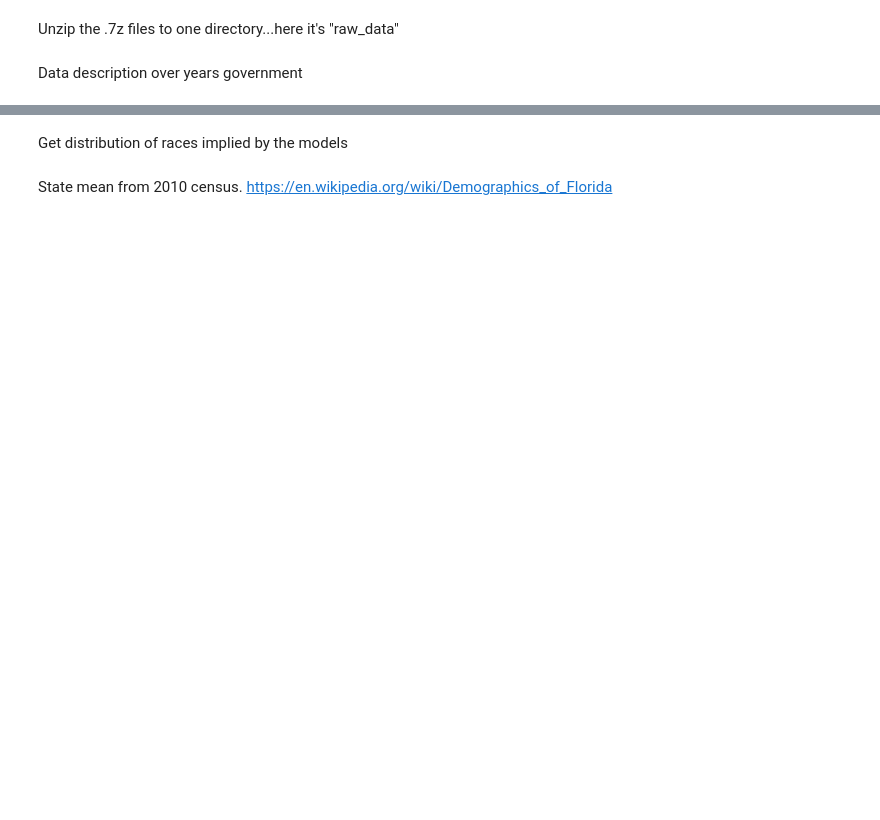
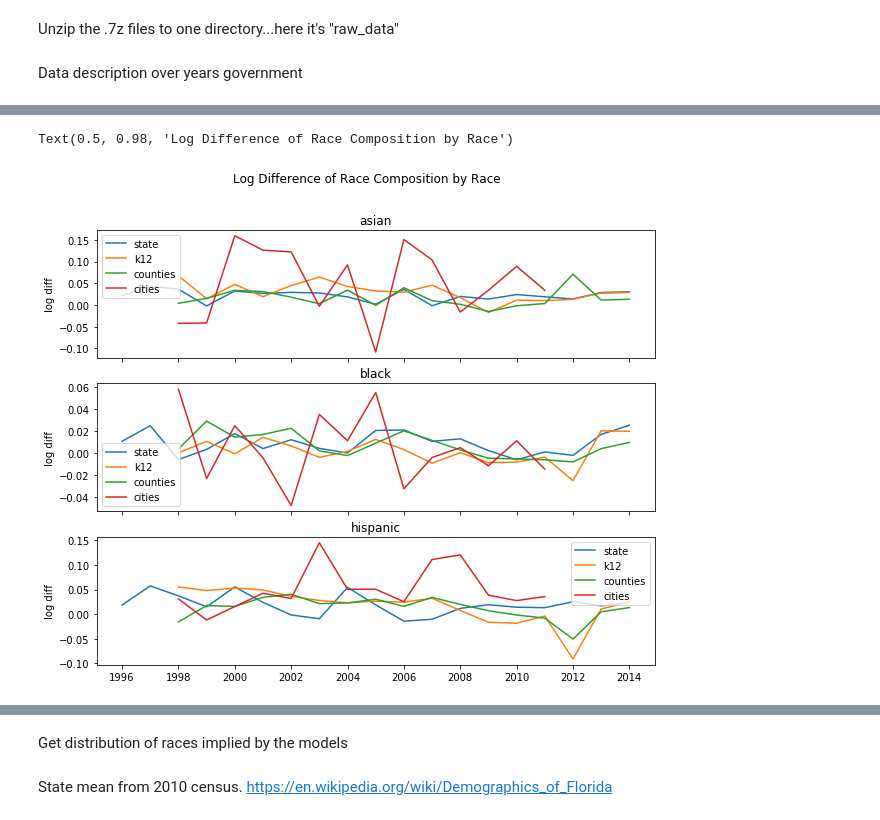
Before and after one commit to soodoku/public_employee_diversity, a Jupyter notebook: notebook/race_impute2.ipynb, the cells around one changed output, grey strips where cells are left out. Drawn from its saved outputs; the diff is of its cells as text; code cells hidden in the pictures; blank space fills up the shorter version.

```diff
--- a/notebook/race_impute2.ipynb
+++ b/notebook/race_impute2.ipynb
@@ -129,0 +359,20 @@ FileNotFoundError: [Errno 2] File b'/Users/seunglee/Downloads/project/raw_data/u
+# %%
+
+start_years = asian.drop_duplicates(subset=['gov'])
+asian['log_diff'] = np.nan
+black['log_diff'] = np.nan
+hispanic['log_diff'] = np.nan
+
+
+for i in range(4):
+    subset= asian.loc[(asian.gov==start_years.gov.iloc[i])]
+    subset['log_diff'] = subset.log_composition.diff()
+    asian.loc[pd.isna(asian.log_diff), 'log_diff'] = subset.log_diff
+
+    subset= black.loc[(black.gov==start_years.gov.iloc[i])]
+    subset['log_diff'] = subset.log_composition.diff()
+    black.loc[pd.isna(black.log_diff), 'log_diff'] = subset.log_diff
+
+    subset= hispanic.loc[(hispanic.gov==start_years.gov.iloc[i])]
+    subset['log_diff'] = subset.log_composition.diff()
+    hispanic.loc[pd.isna(hispanic.log_diff), 'log_diff'] = subset.log_diff
@@ -129,0 +394,38 @@ FileNotFoundError: [Errno 2] File b'/Users/seunglee/Downloads/project/raw_data/u
+# %%
+
+# time series log diff by race
+##############################################################
+plt.close('all')
+fig, ax = plt.subplots(3, 1, figsize=(10, 8), sharex=True)
+ax[0].plot(asian.loc[asian.gov=='state', 'year'], asian.loc[asian.gov=='state', 'log_diff'], label='state')
+ax[0].plot(asian.loc[asian.gov=='k12', 'year'], asian.loc[asian.gov=='k12', 'log_diff'], label='k12')
+ax[0].plot(asian.loc[asian.gov=='counties', 'year'], asian.loc[asian.gov=='counties', 'log_diff'], label='counties')
+ax[0].plot(asian.loc[asian.gov=='cities', 'year'], asian.loc[asian.gov=='cities', 'log_diff'], label='cities')
+ax[0].set_ylabel('log diff')
+ax[0].set_title('asian')
+ax[0].legend()
+
+ax[1].plot(black.loc[black.gov=='state', 'year'], black.loc[black.gov=='state', 'log_diff'], label='state')
+ax[1].plot(black.loc[black.gov=='k12', 'year'], black.loc[black.gov=='k12', 'log_diff'], label='k12')
+ax[1].plot(black.loc[black.gov=='counties', 'year'], black.loc[black.gov=='counties', 'log_diff'], label='counties')
+ax[1].plot(black.loc[black.gov=='cities', 'year'], black.loc[black.gov=='cities', 'log_diff'], label='cities')
+ax[1].set_ylabel('log diff')
+ax[1].set_title('black')
+ax[1].legend()
+
+ax[2].plot(hispanic.loc[hispanic.gov=='state', 'year'], hispanic.loc[hispanic.gov=='state', 'log_diff'], label='state')
+ax[2].plot(hispanic.loc[hispanic.gov=='k12', 'year'], hispanic.loc[hispanic.gov=='k12', 'log_diff'], label='k12')
+ax[2].plot(hispanic.loc[hispanic.gov=='counties', 'year'], hispanic.loc[hispanic.gov=='counties', 'log_diff'], label='counties')
+ax[2].plot(hispanic.loc[hispanic.gov=='cities', 'year'], hispanic.loc[hispanic.gov=='cities', 'log_diff'], label='cities')
+ax[2].set_ylabel('log diff')
+ax[2].set_title('hispanic')
+ax[2].legend()
+ax[2].xaxis.set_major_locator(MaxNLocator(integer=True))
+
+plt.suptitle('Log Difference of Race Composition by Race')
+
+
+##############################################################
+# %% [output]
+Text(0.5, 0.98, 'Log Difference of Race Composition by Race')
+[figure, added]
```
Also changed, not shown: parts of 25 cells of this notebook.
